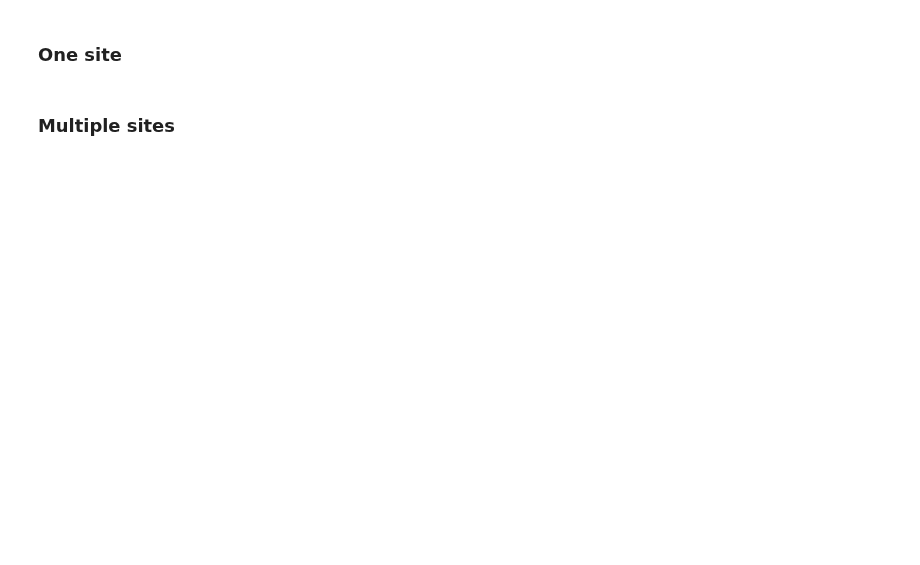
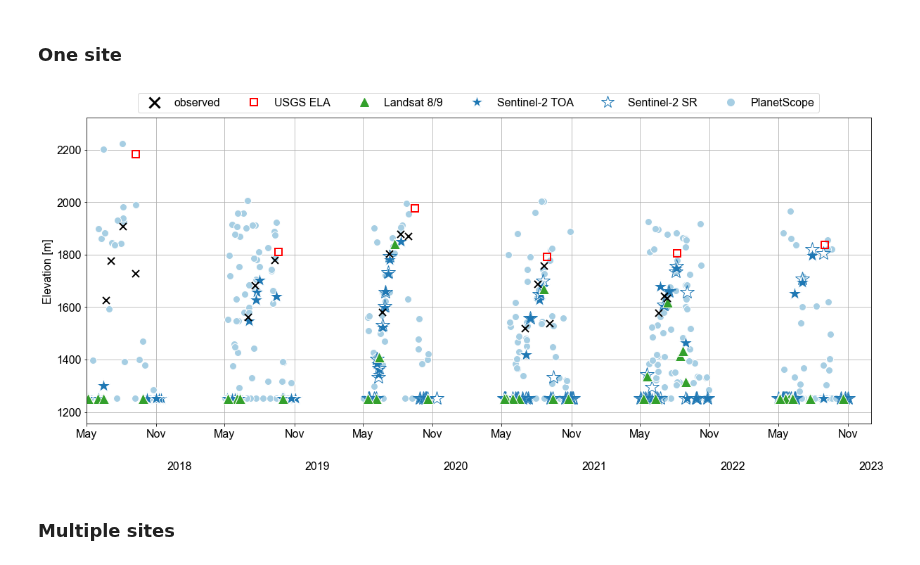
Before and after one commit to RaineyAbe/glacier-snow-cover-mapping, a Jupyter notebook: notebooks/make_figures.ipynb, the cells around one changed output. Cells and saved outputs as stored; diff of their text form; code cells hidden in the pictures; blank space fills up the shorter version.

```diff
--- a/notebooks/make_figures.ipynb
+++ b/notebooks/make_figures.ipynb
@@ -548,11 +571,11 @@ ax.legend(loc='center', bbox_to_anchor=(0.5, 1.05), ncol=6)
 sl_obs_path = base_path + '../snowline-package/' + site_name + '/snowlines/'
 sl_obs_fns = glob.glob(sl_obs_path + '*.shp')
 # load AOI as gpd.GeoDataFrame
-AOI_fn = base_path + '../study-sites/' + site_name + '/glacier_outlines/' + site_name + '_USGS_*.shp'
+AOI_fn = base_path + '../study-sites/' + site_name + '/AOIs/' + site_name + '_USGS_*.shp'
 AOI_fn = glob.glob(AOI_fn)[0]
 AOI = gpd.read_file(AOI_fn)
 # load DEM from GEE
-DEM, AOI_UTM = pf.query_GEE_for_DEM(AOI)
+DEM, AOI_UTM = f.query_GEE_for_DEM(AOI)
 # loop through observed snow lines
 for j, sl_obs_fn in enumerate(sl_obs_fns):
     # load observed snow line
@@ -583,36 +606,38 @@ for j, sl_obs_fn in enumerate(sl_obs_fns):
     ELA = usgs_file['ELA']
     ELA_date = usgs_file['Ba_Date'].astype(np.datetime64)
     ax.plot(ELA_date, ELA, 's', markerfacecolor='None', markeredgecolor='r',
                ms=10, markeredgewidth=2, label='_nolegend_')
 
 # -----Adjust axes
 # axis limits
 xmin, xmax = np.datetime64('2017-05-01T00:00:00'), np.datetime64('2023-01-01T00:00:00')
 sl_elev_median_min = np.min(sl_ests['snowlines_elevs_median'])
 sl_elev_median_max = np.max(sl_ests['snowlines_elevs_median'])
 ymin = sl_elev_median_min - 0.1*(sl_elev_median_max - sl_elev_median_min)
 ymax = sl_elev_median_max + 0.1*(sl_elev_median_max - sl_elev_median_min)
 ax.set_xlim(xmin, xmax)
 ax.set_ylim(ymin, ymax)
 ax.grid()
 # x-labels
 ax.xaxis.set_minor_formatter(matplotlib.dates.DateFormatter('%b'))
 ax.xaxis.set_major_locator(fmt_month)
 ax.xaxis.set_major_formatter(matplotlib.dates.DateFormatter('%b'))
 sec_xaxis = ax.secondary_xaxis(-0.1)
 sec_xaxis.xaxis.set_major_locator(fmt_year)
 sec_xaxis.xaxis.set_major_formatter(matplotlib.dates.DateFormatter('%Y'))
 # Hide the second x-axis spines and ticks
 sec_xaxis.spines['bottom'].set_visible(False)
 sec_xaxis.tick_params(length=0, pad=10)
 # y-label
 ax.set_ylabel('Elevation [m]')
 plt.show()
 
 # -----Save figure
-fig_fn = 'median_snowline_elevs_' + site_name + '.png'
-fig.savefig(out_path + fig_fn, facecolor='w', dpi=300)
-print('figure saved to file: '+out_path+fig_fn)
+# fig_fn = 'median_snowline_elevs_' + site_name + '.png'
+# fig.savefig(out_path + fig_fn, facecolor='w', dpi=300)
+# print('figure saved to file: '+out_path+fig_fn)
+# %% [output]
+[figure, added]
 # %% [markdown]
 ### Multiple sites
 # %%
```
Also changed, not shown: parts of 12 cells of this notebook, 13 other files.
